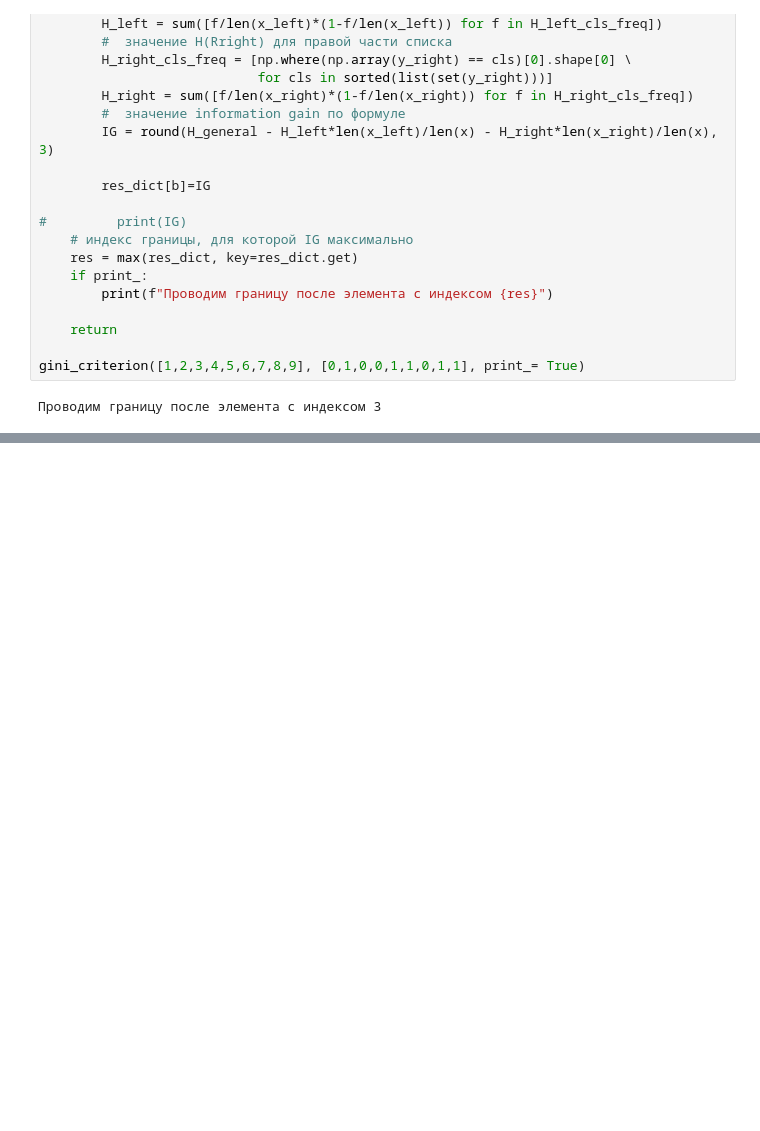
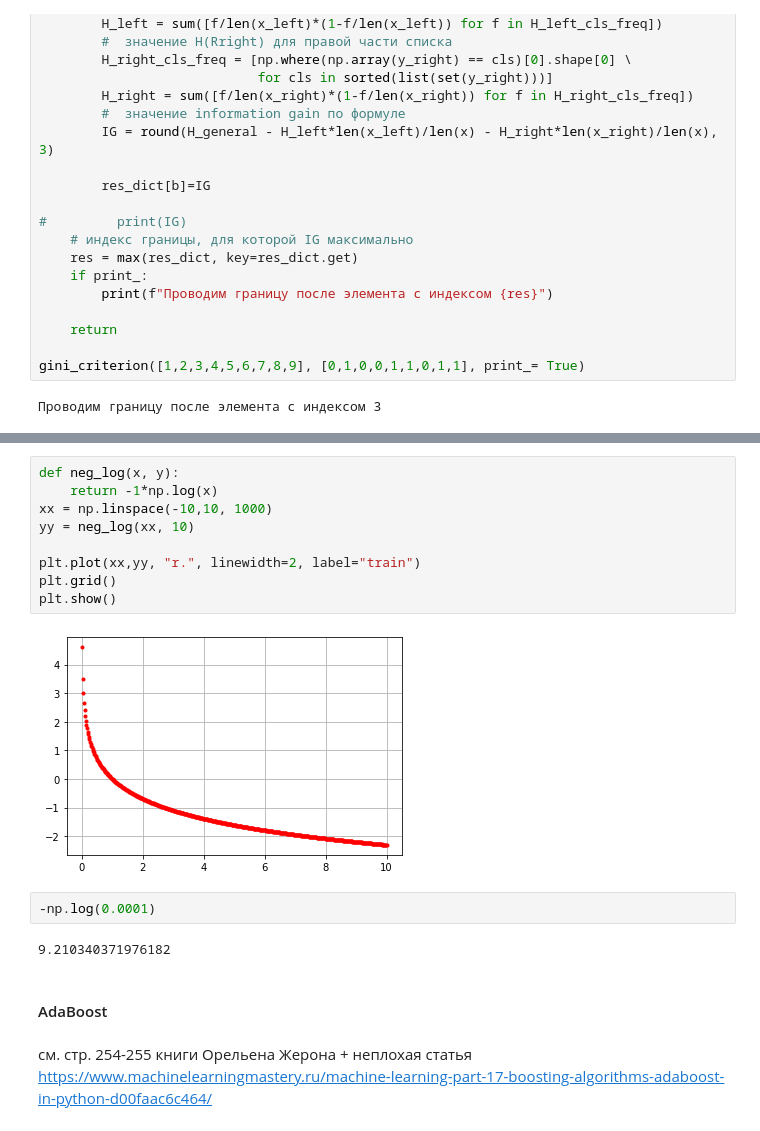
Before and after one commit to pikulevlv/tutorials, a Jupyter notebook: Реализация_алгоритмов.ipynb, the cells around one changed output, grey strips where cells are left out. Drawn from its saved outputs; the diff is of its cells as text; blank space fills up the shorter version.

Commit message:
+adaboost

```diff
--- a/Реализация_алгоритмов.ipynb
+++ b/Реализация_алгоритмов.ipynb
@@ -62,0 +79,19 @@ gini_criterion([1,2,3,4,5,6,7,8,9], [0,1,0,0,1,1,0,1,1], print_= True)
+# %%
+def neg_log(x, y):
+    return -1*np.log(x)
+xx = np.linspace(-10,10, 1000)
+yy = neg_log(xx, 10)
+
+plt.plot(xx,yy, "r.", linewidth=2, label="train")
+plt.grid()
+plt.show()
+# %% [output]
+[figure, added]
+# %%
+-np.log(0.0001)
+# %% [output]
+9.210340371976182
+# %% [markdown]
+#### AdaBoost
+# %% [markdown]
+см. стр. 254-255 книги Орельена Жерона + неплохая статья https://www.machinelearningmastery.ru/machine-learning-part-17-boosting-algorithms-adaboost-in-python-d00faac6c464/
```
Also changed, not shown: parts of 12 cells of this notebook, 1 other file.
